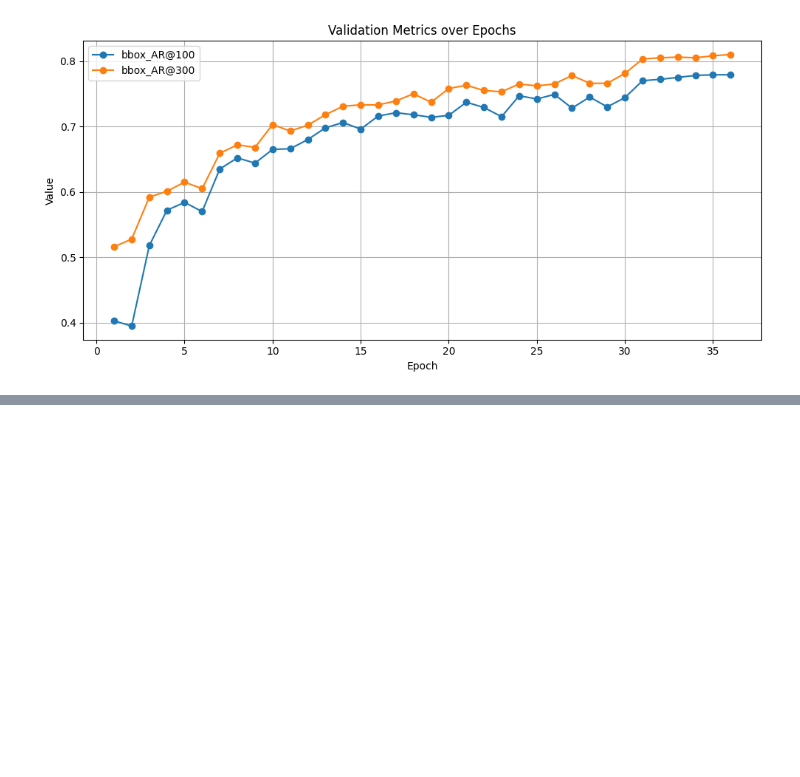
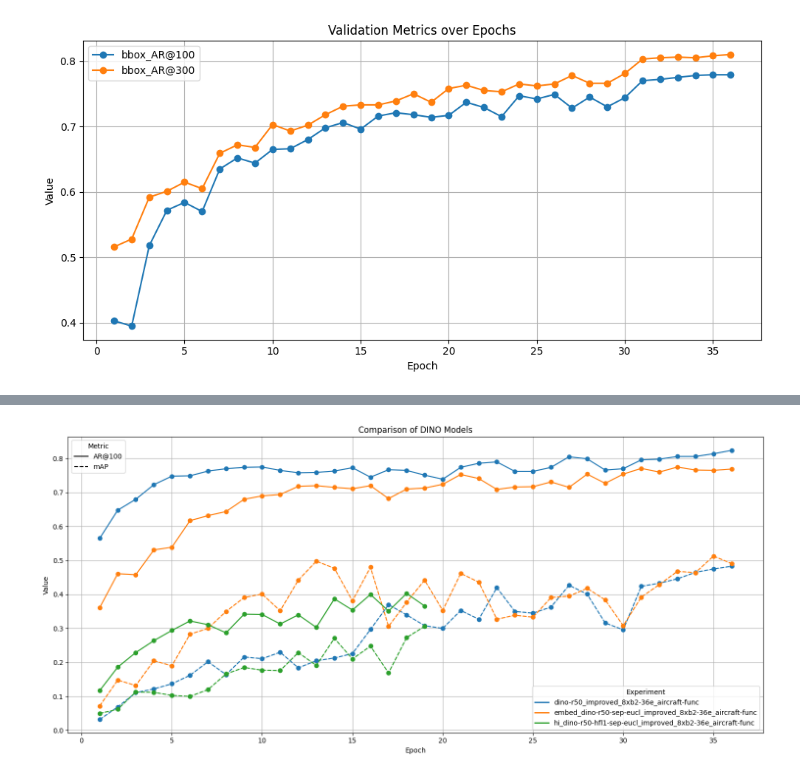
Before and after one commit to Gogonemnem/hierarchical-object-detection, a Jupyter notebook: notebooks/runs.ipynb, the cells around one changed output, grey strips where cells are left out. Saved outputs shown, nothing was run; the diff lists cells and outputs as text; code cells hidden in the pictures; blank space fills up the shorter version.

```diff
--- a/notebooks/runs.ipynb
+++ b/notebooks/runs.ipynb
@@ -319,0 +457,9 @@ Results for: HypEmbedding 3X HBL Cost Entail
+# %%
+experiment_dirs_to_plot = [
+    "../work_dirs/dino-r50_improved_8xb2-36e_aircraft-func",
+    "../work_dirs/embed_dino-r50-sep-eucl_improved_8xb2-36e_aircraft-func",
+    "../work_dirs/hi_dino-r50-hfl1-sep-eucl_improved_8xb2-36e_aircraft-func",
+]
+plot_metrics_v2(experiment_dirs_to_plot, metrics_to_track={"coco/bbox_mAP", "coco/bbox_AR@100"}, title="Comparison of DINO Models")
+# %% [output]
+[figure, added]
```
Also changed, not shown: parts of 4 cells of this notebook, 1 other file.
